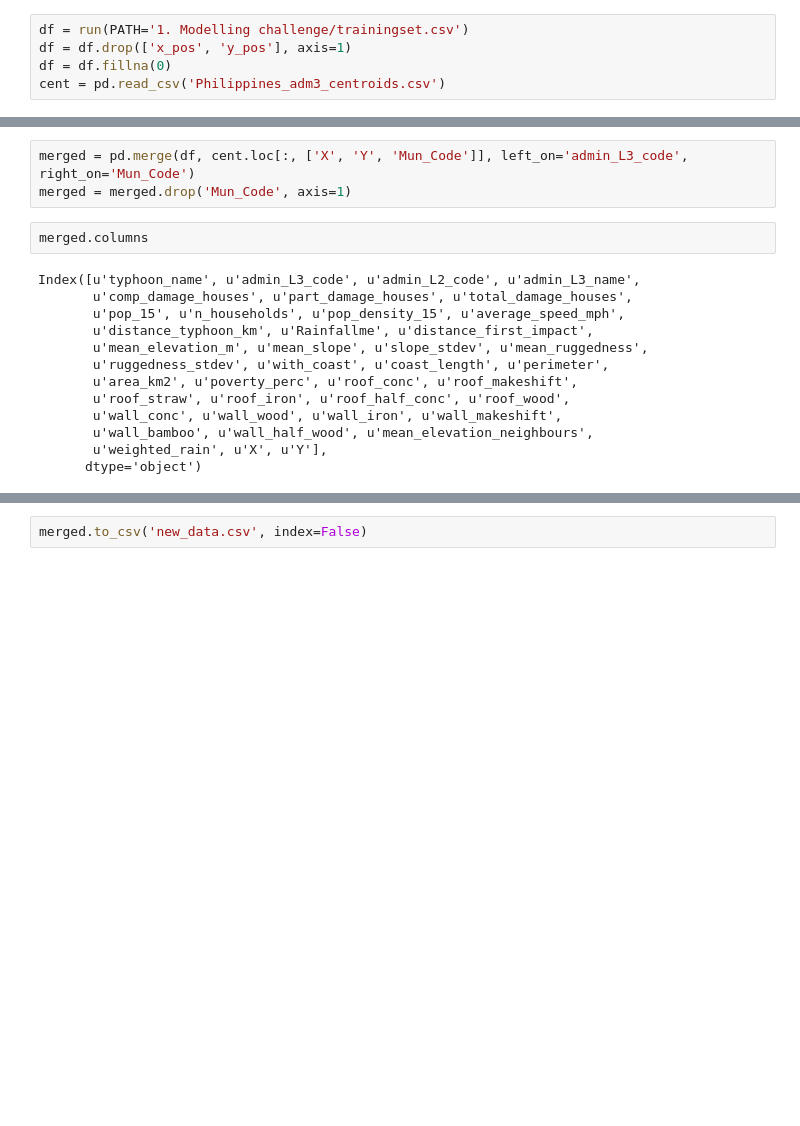
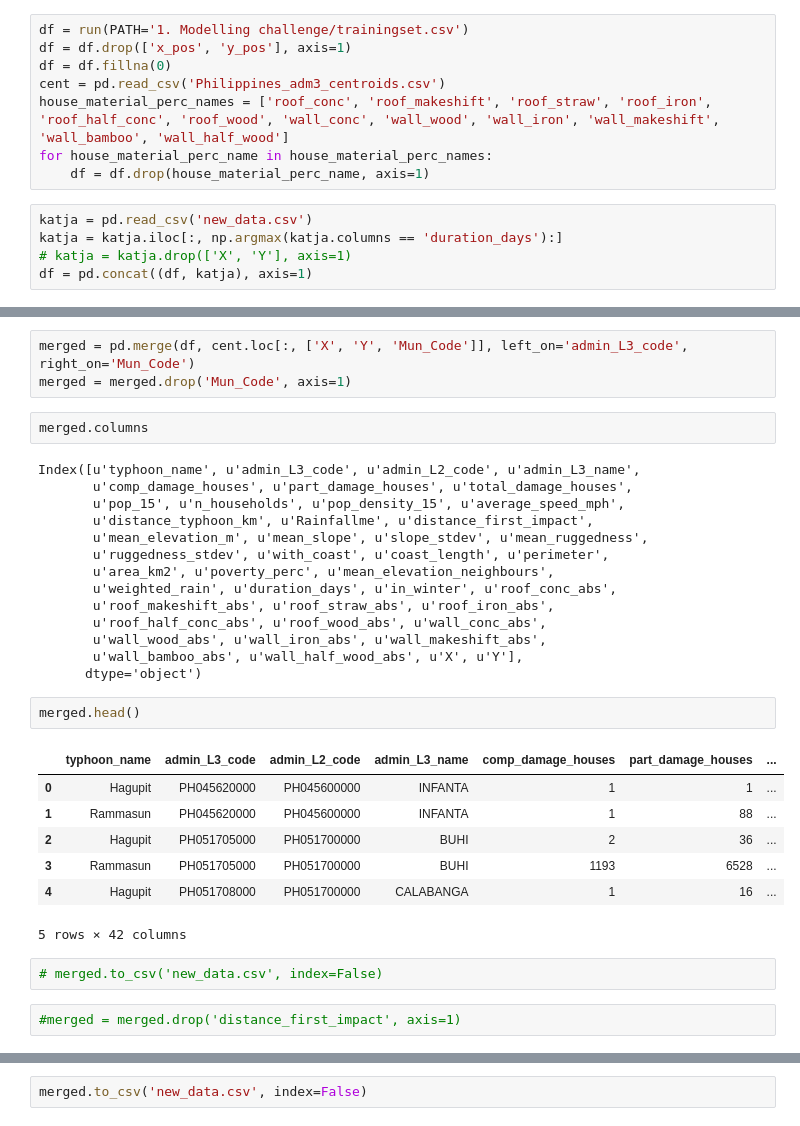
Before and after one commit to rajatthomas/redhackers, a Jupyter notebook: experiments.ipynb, the cells around one changed output, grey strips where cells are left out. Cells and saved outputs as stored; diff of their text form; blank space fills up the shorter version.

```diff
--- a/experiments.ipynb
+++ b/experiments.ipynb
@@ -181,3 +181,11 @@ df = run(PATH='1. Modelling challenge/trainingset.csv')
 df = df.drop(['x_pos', 'y_pos'], axis=1)
 df = df.fillna(0)
 cent = pd.read_csv('Philippines_adm3_centroids.csv')
+house_material_perc_names = ['roof_conc', 'roof_makeshift', 'roof_straw', 'roof_iron', 'roof_half_conc', 'roof_wood', 'wall_conc', 'wall_wood', 'wall_iron', 'wall_makeshift', 'wall_bamboo', 'wall_half_wood']
+for house_material_perc_name in house_material_perc_names:
+    df = df.drop(house_material_perc_name, axis=1)
+# %%
+katja = pd.read_csv('new_data.csv')
+katja = katja.iloc[:, np.argmax(katja.columns == 'duration_days'):]
+# katja = katja.drop(['X', 'Y'], axis=1)
+df = pd.concat((df, katja), axis=1)
@@ -212,9 +229,24 @@ Index([u'typhoon_name', u'admin_L3_code', u'admin_L2_code', u'admin_L3_name',
        u'distance_typhoon_km', u'Rainfallme', u'distance_first_impact',
        u'mean_elevation_m', u'mean_slope', u'slope_stdev', u'mean_ruggedness',
        u'ruggedness_stdev', u'with_coast', u'coast_length', u'perimeter',
-       u'area_km2', u'poverty_perc', u'roof_conc', u'roof_makeshift',
-       u'roof_straw', u'roof_iron', u'roof_half_conc', u'roof_wood',
-       u'wall_conc', u'wall_wood', u'wall_iron', u'wall_makeshift',
-       u'wall_bamboo', u'wall_half_wood', u'mean_elevation_neighbours',
-       u'weighted_rain', u'X', u'Y'],
+       u'area_km2', u'poverty_perc', u'mean_elevation_neighbours',
+       u'weighted_rain', u'duration_days', u'in_winter', u'roof_conc_abs',
+       u'roof_makeshift_abs', u'roof_straw_abs', u'roof_iron_abs',
+       u'roof_half_conc_abs', u'roof_wood_abs', u'wall_conc_abs',
+       u'wall_wood_abs', u'wall_iron_abs', u'wall_makeshift_abs',
+       u'wall_bamboo_abs', u'wall_half_wood_abs', u'X', u'Y'],
       dtype='object')
+# %%
+merged.head()
+# %% [output]
+|  | typhoon_name | admin_L3_code | admin_L2_code | admin_L3_name | comp_damage_houses | part_damage_houses | ... |
+| 0 | Hagupit | PH045620000 | PH045600000 | INFANTA | 1 | 1 | ... |
+| 1 | Rammasun | PH045620000 | PH045600000 | INFANTA | 1 | 88 | ... |
+| 2 | Hagupit | PH051705000 | PH051700000 | BUHI | 2 | 36 | ... |
+| 3 | Rammasun | PH051705000 | PH051700000 | BUHI | 1193 | 6528 | ... |
+| 4 | Hagupit | PH051708000 | PH051700000 | CALABANGA | 1 | 16 | ... |
+5 rows × 42 columns
+# %%
+# merged.to_csv('new_data.csv', index=False)
+# %%
+#merged = merged.drop('distance_first_impact', axis=1)
```
Also changed, not shown: parts of 14 cells of this notebook.
